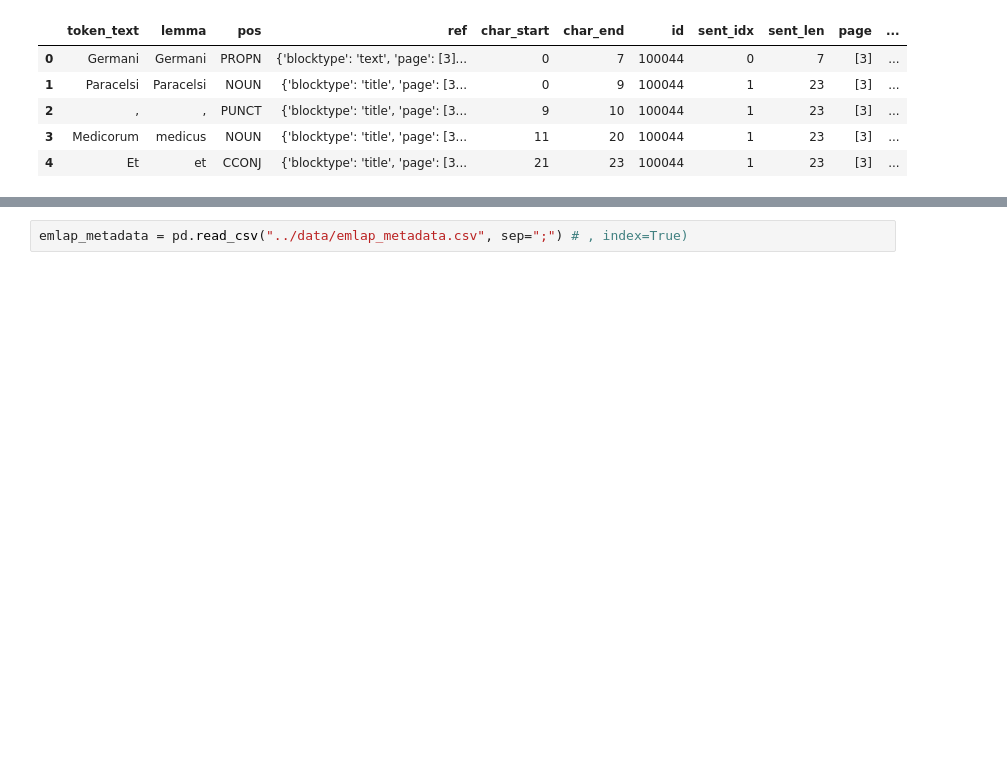
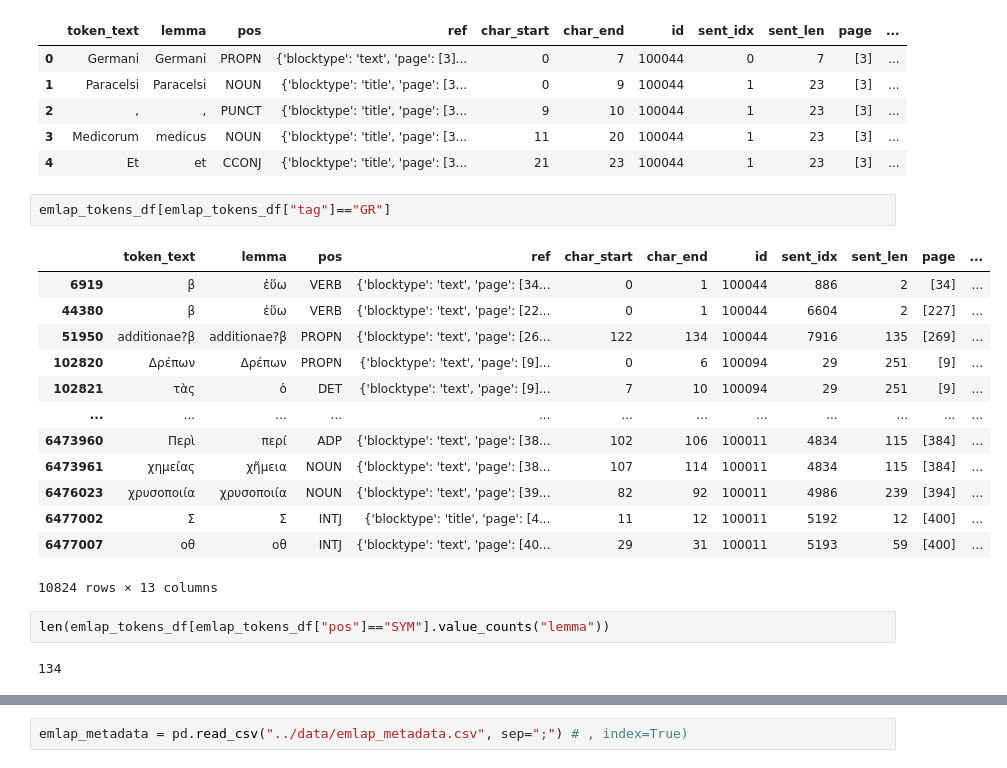
Before and after one commit to CCS-ZCU/EMLAP_ETL, a Jupyter notebook: scripts/5_tokens-df.ipynb, the cells around one changed output, grey strips where cells are left out. Saved outputs shown, nothing was run; the diff lists cells and outputs as text; blank space fills up the shorter version.

```diff
--- a/scripts/5_tokens-df.ipynb
+++ b/scripts/5_tokens-df.ipynb
@@ -120,3 +136,23 @@ emlap_tokens_df.head(5)
 | 2 | , | , | PUNCT | {'blocktype': 'title', 'page': [3... | 9 | 10 | 100044 | 1 | 23 | [3] | ... |
 | 3 | Medicorum | medicus | NOUN | {'blocktype': 'title', 'page': [3... | 11 | 20 | 100044 | 1 | 23 | [3] | ... |
 | 4 | Et | et | CCONJ | {'blocktype': 'title', 'page': [3... | 21 | 23 | 100044 | 1 | 23 | [3] | ... |
+# %%
+emlap_tokens_df[emlap_tokens_df["tag"]=="GR"]
+# %% [output]
+|  | token_text | lemma | pos | ref | char_start | char_end | id | sent_idx | sent_len | page | ... |
+| 6919 | β | ἐὕω | VERB | {'blocktype': 'text', 'page': [34... | 0 | 1 | 100044 | 886 | 2 | [34] | ... |
+| 44380 | β | ἐὕω | VERB | {'blocktype': 'text', 'page': [22... | 0 | 1 | 100044 | 6604 | 2 | [227] | ... |
+| 51950 | additionae?β | additionae?β | PROPN | {'blocktype': 'text', 'page': [26... | 122 | 134 | 100044 | 7916 | 135 | [269] | ... |
+| 102820 | Δρέπων | Δρέπων | PROPN | {'blocktype': 'text', 'page': [9]... | 0 | 6 | 100094 | 29 | 251 | [9] | ... |
+| 102821 | τὰς | ὁ | DET | {'blocktype': 'text', 'page': [9]... | 7 | 10 | 100094 | 29 | 251 | [9] | ... |
+| ... | ... | ... | ... | ... | ... | ... | ... | ... | ... | ... | ... |
+| 6473960 | Περὶ | περί | ADP | {'blocktype': 'text', 'page': [38... | 102 | 106 | 100011 | 4834 | 115 | [384] | ... |
+| 6473961 | χημείας | χῆμεια | NOUN | {'blocktype': 'text', 'page': [38... | 107 | 114 | 100011 | 4834 | 115 | [384] | ... |
+| 6476023 | χρυσοποιία | χρυσοποιία | NOUN | {'blocktype': 'text', 'page': [39... | 82 | 92 | 100011 | 4986 | 239 | [394] | ... |
+| 6477002 | Σ | Σ | INTJ | {'blocktype': 'title', 'page': [4... | 11 | 12 | 100011 | 5192 | 12 | [400] | ... |
+| 6477007 | οθ | οθ | INTJ | {'blocktype': 'text', 'page': [40... | 29 | 31 | 100011 | 5193 | 59 | [400] | ... |
+10824 rows × 13 columns
+# %%
+len(emlap_tokens_df[emlap_tokens_df["pos"]=="SYM"].value_counts("lemma"))
+# %% [output]
+134
```
Also changed, not shown: parts of 2 cells of this notebook, 1 other file.
